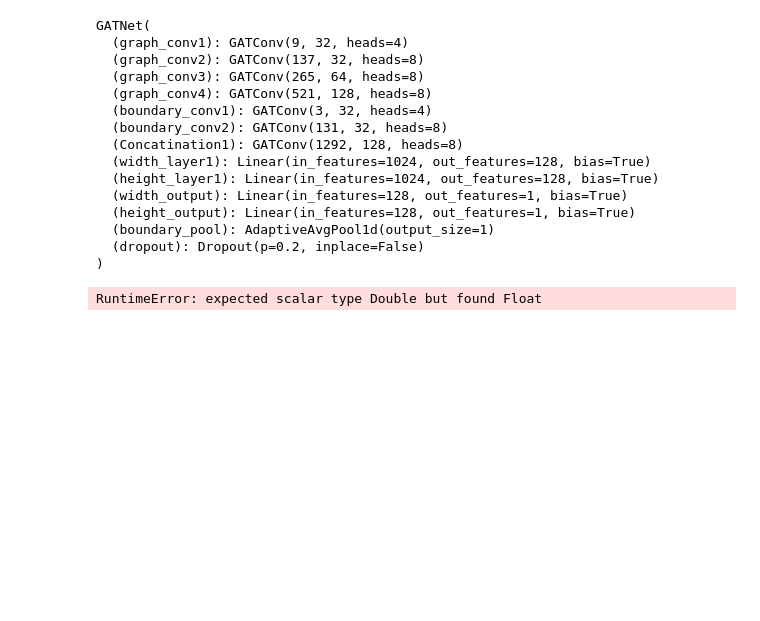
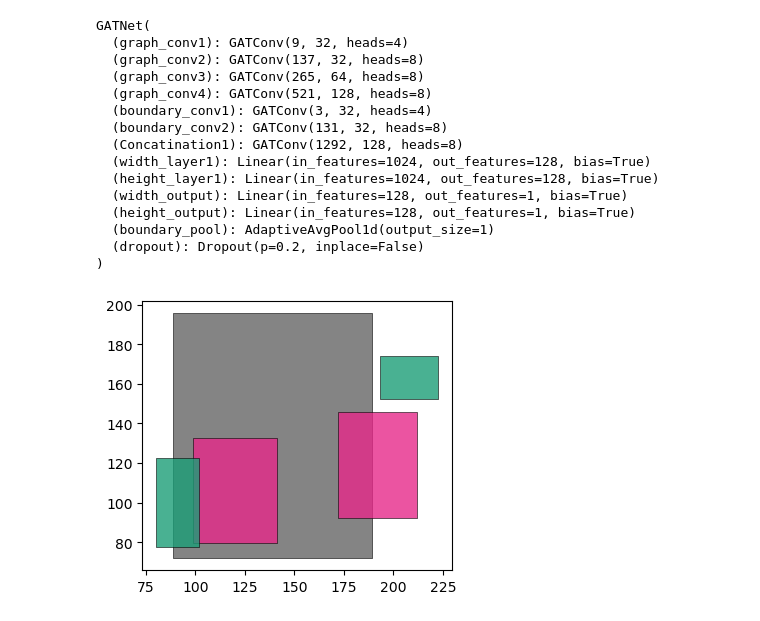
Before and after one commit to mo7amed7assan1911/Floor_Plan_Generation_using_GNNs, a Jupyter notebook: User_constrains_to_floor_plan.ipynb, the cells around one changed output. Saved outputs shown, nothing was run; the diff lists cells and outputs as text; code cells hidden in the pictures; blank space fills up the shorter version.

Commit message:
Now, we could take inputs from the user and generate its floor plan.

```diff
--- a/User_constrains_to_floor_plan.ipynb
+++ b/User_constrains_to_floor_plan.ipynb
@@ -254,10 +264,12 @@ def draw_graph_boundary(G):
 # %%
 # Data of the boundary of the floor plan
-boundary_wkt   = 'POLYGON ((25.599999999999994 65.17869060128213, 53.527272727272745 65.17869060128213, 53.527272727272745 71.38475120734273, 135.7575757575758 71.38475120734273, 135.7575757575758 79.14232696491848, 230.4 79.14232696491848, 230.4 193.9544481770397, 25.599999999999994 193.9544481770397, 25.599999999999994 65.17869060128213))'
-front_door_wkt = "POLYGON ((52.786267475558176 62.04555182296029, 27.721157248983484 62.04555182296029, 27.721157248983484 65.17869060128213, 52.786267475558176 65.17869060128213, 52.786267475558176 62.04555182296029))"
+boundary_wkt = "POLYGON ((80.7357319426007 77.84654847012683, 157.16003903574074 77.84654847012683, 157.16003903574074 87.39958685676936, 230.4 87.39958685676936, 230.4 178.15345152987317, 28.194020816066946 178.15345152987317, 28.194020816066946 130.38825959666062, 80.7357319426007 130.38825959666062, 80.7357319426007 77.84654847012683))"
+front_door_wkt = "POLYGON ((25.599999999999948 133.94369064624638, 25.599999999999948 154.6958571747822, 28.194020816066946 154.6958571747822, 28.194020816066946 133.94369064624638, 25.599999999999948 133.94369064624638))"
+# Data of the inner rooms or bathrooms
+room_centroids  = [(192, 119), (120, 106)]
+bathroom_centroids = [(208, 163), (91, 100)]
 
-# Data of the inner rooms or bathrooms
-room_centroids  = [(192, 164), (190, 107), (60, 165)]
-bathroom_centroids = [(145, 98), (146, 172), (107, 175)]
+# room_centroids = [scale(x) for x in room_centroids]
+# bathroom_centroids = [scale(x) for x in bathroom_centroids]
 # %%
 # Getting the boundary & front door as shapely polygons
@@ -633,8 +650,29 @@ class FloorPlan_multipolygon():
 # %%
-B_pytorch.x = B_pytorch.x.to(G_pytorch.x)
-B_pytorch.edge_index = B_pytorch.edge_index.to(G_pytorch.edge_index)
-B_edge_attr = B_pytorch.edge_attr.to(G_pytorch.edge_attr)
+G_pytorch.x = G_pytorch.x.to(torch.float32)
+G_pytorch.edge_attr = G_pytorch.edge_attr.to(torch.float32)
+G_pytorch.edge_index = G_pytorch.edge_index.to(torch.int64)
+
+B_pytorch.x = B_pytorch.x.to(G_pytorch.x.dtype)
+B_pytorch.edge_index = B_pytorch.edge_index.to(G_pytorch.edge_index.dtype)
+B_edge_attr = B_pytorch.edge_attr.to(G_pytorch.edge_attr.dtype)
 # %%
 prediction = model(G_pytorch.to(device), B_pytorch.to(device))
+
+w_predicted   = prediction[0].detach().cpu().numpy()
+h_predicted   = prediction[1].detach().cpu().numpy()
+prediction = np.concatenate([w_predicted.reshape(-1, 1), h_predicted.reshape(-1, 1)], axis=1)
-# %% [output]
-RuntimeError: expected scalar type Double but found Float
+# %%
+# Get back real values of centroids to use them In the visualization
+G_pytorch.x[:, -2] = G_pytorch.x[:, -2] * std_x + mean_x
+G_pytorch.x[:, -1] = G_pytorch.x[:, -1] * std_y + mean_y
+
+B_pytorch.x[:, -2] = B_pytorch.x[:, -2] * std_bou_x + mean_bou_x
+B_pytorch.x[:, -1] = B_pytorch.x[:, -1] * std_bou_y + mean_bou_y
+# %%
+# w_h_predicted = model(G.to(device), B.to(device)).detach().cpu().numpy()
+test = FloorPlan_multipolygon(G_pytorch, prediction=prediction)
+
+polys = test.get_multipoly()
+polys.plot(cmap='Dark2_r', figsize=(4, 4), alpha=0.8, linewidth=0.5, edgecolor='black');
+# %% [output]
+[figure, added]
```
Also changed, not shown: parts of 11 cells of this notebook.
